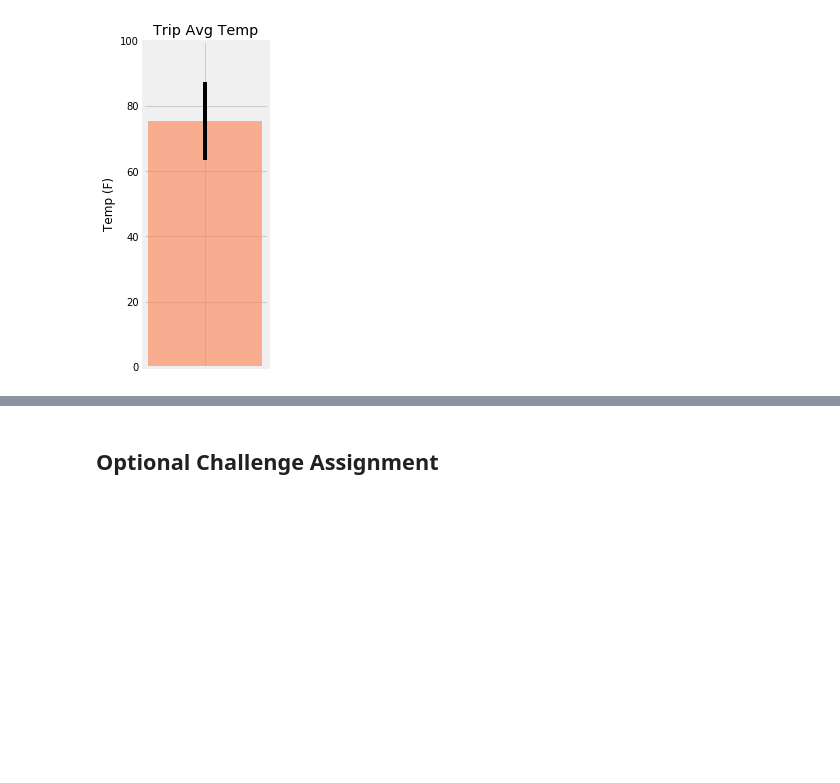
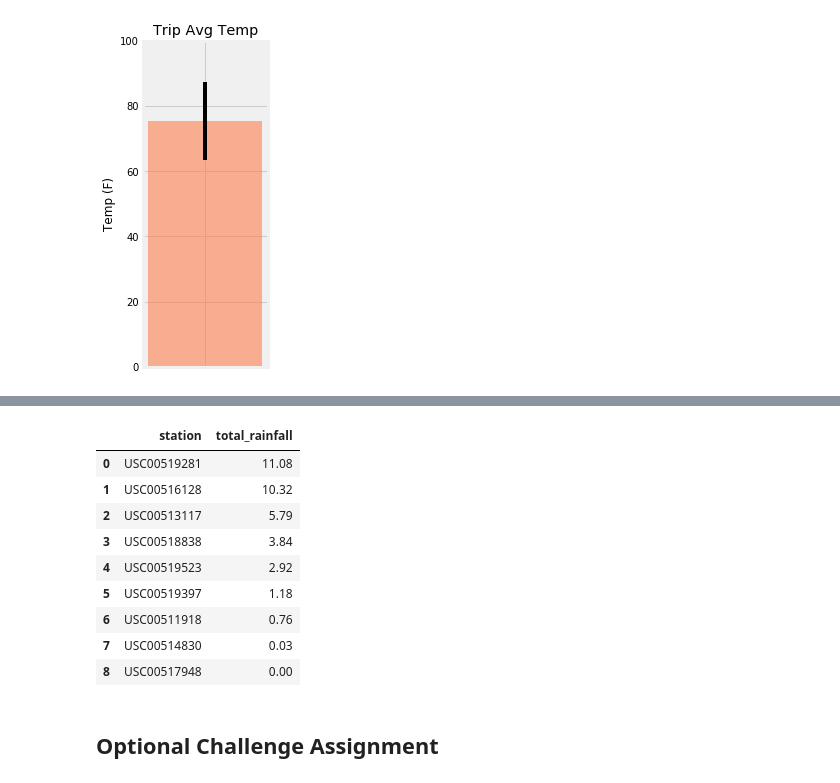
Before and after one commit to chengchenggan/SQLAlchemy, a Jupyter notebook: climate_starter.ipynb, the cells around one changed output, grey strips where cells are left out. Drawn from its saved outputs; the diff is of its cells as text; code cells hidden in the pictures; blank space fills up the shorter version.

```diff
--- a/climate_starter.ipynb
+++ b/climate_starter.ipynb
@@ -177,12 +177,10 @@ def calc_rainfall(start_date, end_date):
 
     return session.query(Measurement.station, func.sum(Measurement.prcp)).\
                 filter(Measurement.date >= start_date).filter(Measurement.date <= end_date).\
-                group_by(Measurement.station).order_by(Measurement.sum(prcp).all()
-#     print(total_rainfall)
+                group_by(Measurement.station).order_by(func.sum(Measurement.prcp).desc()).all()
 
 
-#         return session.query(func.min(Measurement.tobs), func.avg(Measurement.tobs), func.max(Measurement.tobs)).\
-#         filter(Measurement.date >= start_date).filter(Measurement.date <= end_date).all()
-
-calc_rainfall('2016-06-06','2016-06-20')
+rainfall = (calc_rainfall('2012-02-28', '2012-03-05'))
+rainfall_db = pd.DataFrame(rainfall,columns = ('station','total_rainfall'))
+rainfall_db
 # %% [output]
@@ -190,3 +187,13 @@ SyntaxError: invalid syntax (<ipython-input-78-3c2867e61df9>, line 15)
+|  | station | total_rainfall |
+| 0 | USC00519281 | 11.08 |
+| 1 | USC00516128 | 10.32 |
+| 2 | USC00513117 | 5.79 |
+| 3 | USC00518838 | 3.84 |
+| 4 | USC00519523 | 2.92 |
+| 5 | USC00519397 | 1.18 |
+| 6 | USC00511918 | 0.76 |
+| 7 | USC00514830 | 0.03 |
+| 8 | USC00517948 | 0.00 |
 # %% [markdown]
 ## Optional Challenge Assignment
 # %%
```
Also changed, not shown: parts of 3 cells of this notebook.
